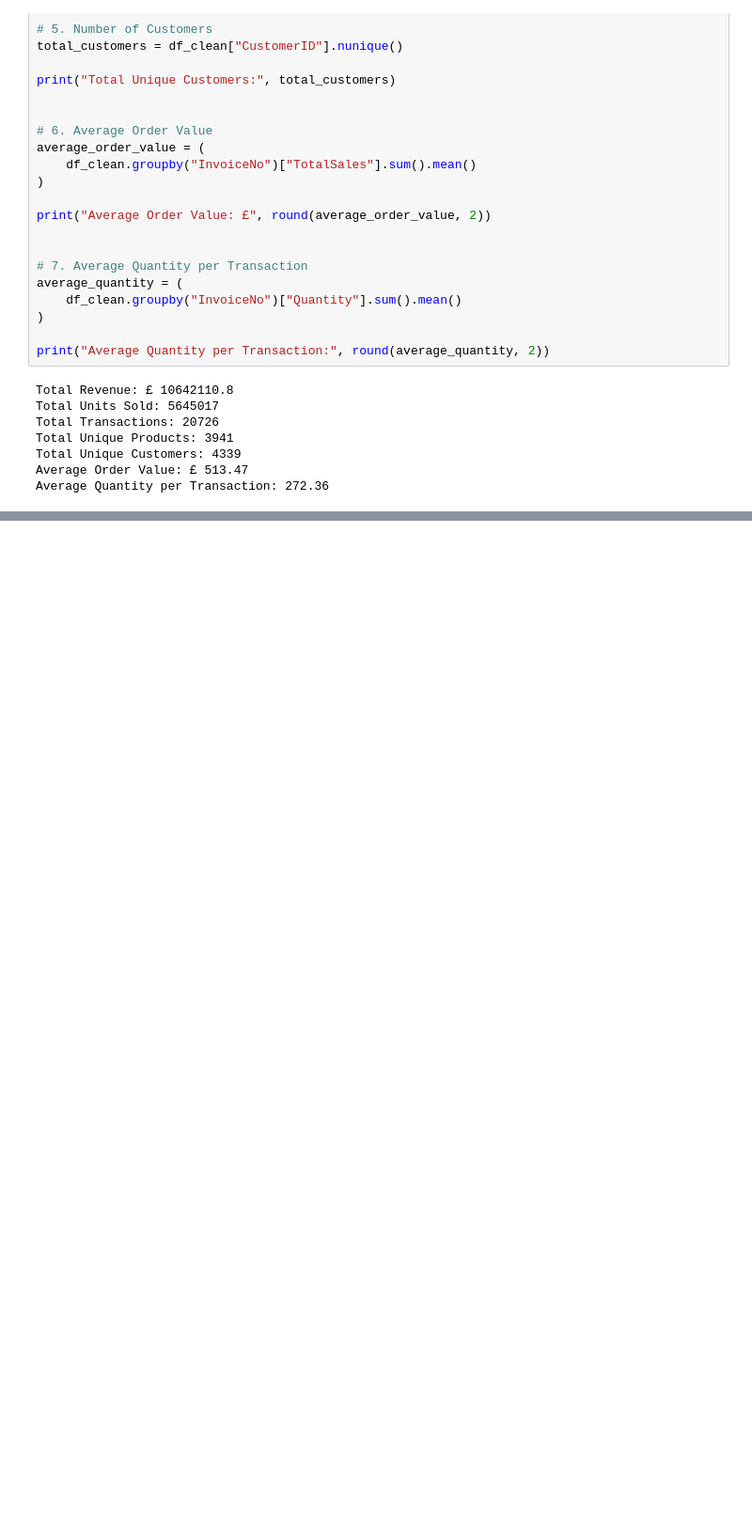
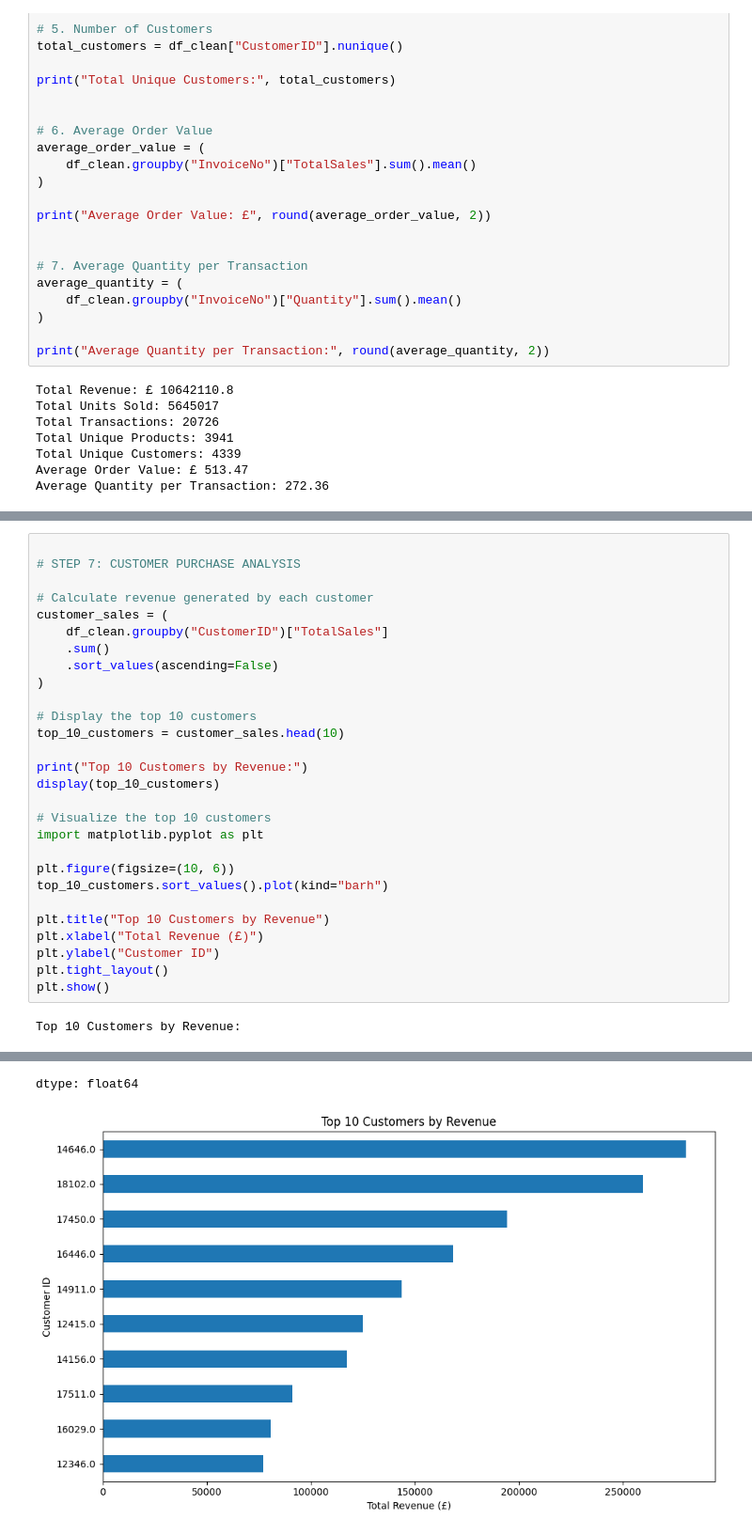
Before and after one commit to Namrathachn-98/Ecommerce-Sales-analysis, a Jupyter notebook: Ecommerce_Sales_EDA.ipynb, the cells around one changed output, grey strips where cells are left out. Shown at 94% size. Drawn from its saved outputs; the diff is of its cells as text; blank space fills up the shorter version.

```diff
--- a/Ecommerce_Sales_EDA.ipynb
+++ b/Ecommerce_Sales_EDA.ipynb
@@ -469,0 +557,30 @@ Name: CustomerID, dtype: int64
+# %%
+
+# STEP 7: CUSTOMER PURCHASE ANALYSIS
+
+# Calculate revenue generated by each customer
+customer_sales = (
+    df_clean.groupby("CustomerID")["TotalSales"]
+    .sum()
+    .sort_values(ascending=False)
+)
+
+# Display the top 10 customers
+top_10_customers = customer_sales.head(10)
+
+print("Top 10 Customers by Revenue:")
+display(top_10_customers)
+
+# Visualize the top 10 customers
+import matplotlib.pyplot as plt
+
+plt.figure(figsize=(10, 6))
+top_10_customers.sort_values().plot(kind="barh")
+
+plt.title("Top 10 Customers by Revenue")
+plt.xlabel("Total Revenue (£)")
+plt.ylabel("Customer ID")
+plt.tight_layout()
+plt.show()
+# %% [output]
+Top 10 Customers by Revenue:
@@ -469,0 +599,2 @@ Name: CustomerID, dtype: int64
+dtype: float64
+[figure, added]
```
Also changed, not shown: parts of 28 cells of this notebook.
